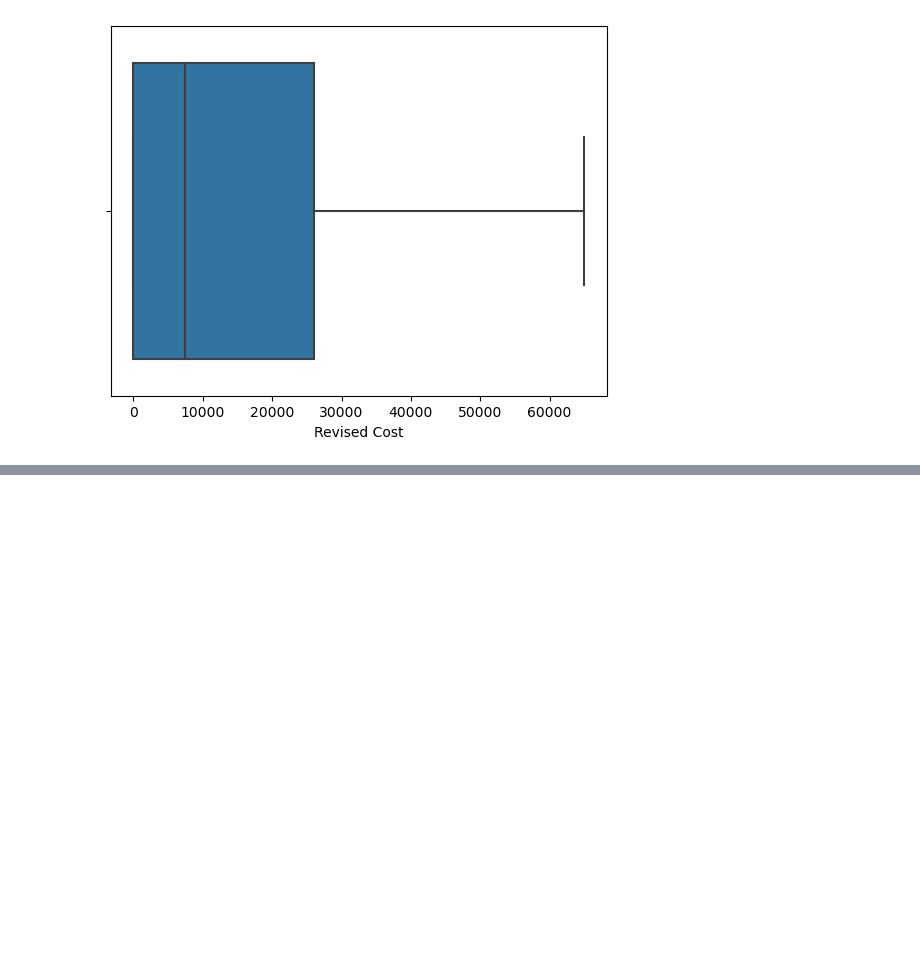
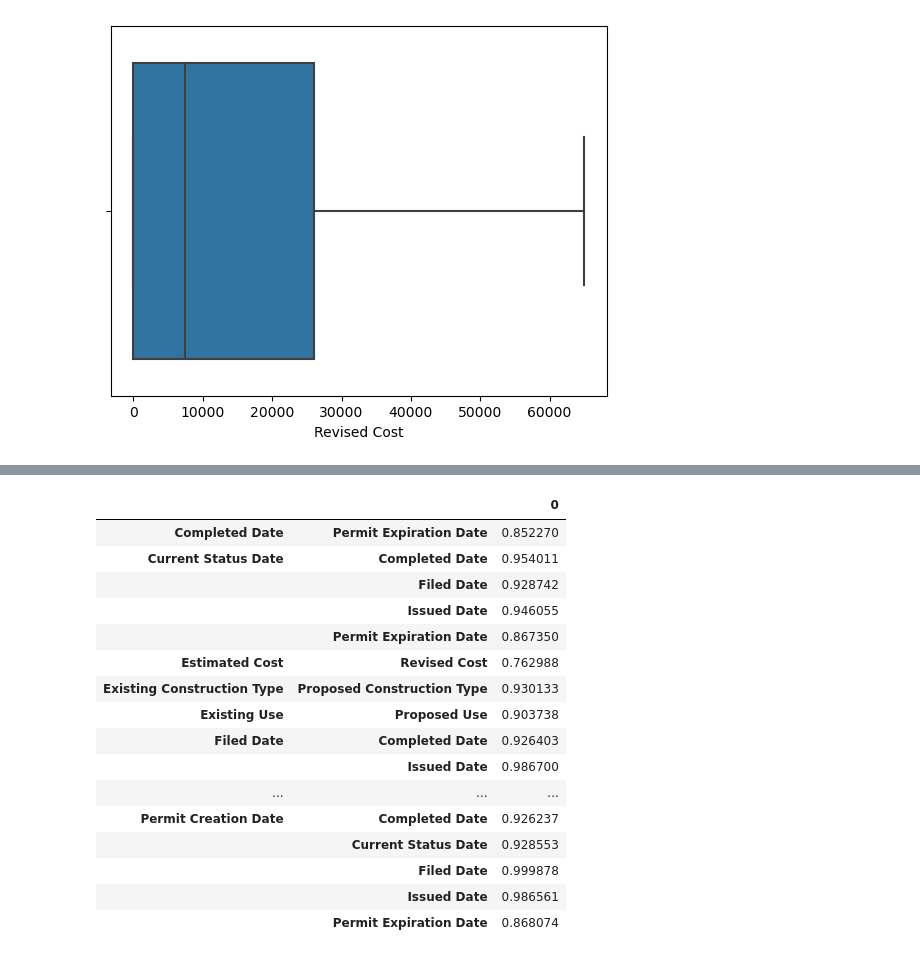
Before and after one commit to DrKangDongJo/BPA-NMH, a Jupyter notebook: OtherResources/DATA-ANALYSIS/BPA-NMH-DATA-ANAYSIS.ipynb, the cells around one changed output, grey strips where cells are left out. Saved outputs shown, nothing was run; the diff lists cells and outputs as text; code cells hidden in the pictures; blank space fills up the shorter version.

```diff
--- a/OtherResources/DATA-ANALYSIS/BPA-NMH-DATA-ANAYSIS.ipynb
+++ b/OtherResources/DATA-ANALYSIS/BPA-NMH-DATA-ANAYSIS.ipynb
@@ -297,0 +352,25 @@ ValueError: could not convert string to float: 'sign - erect'
+# %%
+corr = df_scaled.corr();
+corr_mask = corr.mask(np.triu(np.ones_like(corr, dtype=bool)))
+corr_unstacked = corr_mask.unstack().sort_values(ascending = False);
+corr_df = pd.DataFrame(corr_unstacked[abs(corr_unstacked)>.75]).sort_index()
+# %%
+corr_df
+# %% [output]
+|  |  | 0 |
+| Completed Date | Permit Expiration Date | 0.852270 |
+| Current Status Date | Completed Date | 0.954011 |
+|  | Filed Date | 0.928742 |
+|  | Issued Date | 0.946055 |
+|  | Permit Expiration Date | 0.867350 |
+| Estimated Cost | Revised Cost | 0.762988 |
+| Existing Construction Type | Proposed Construction Type | 0.930133 |
+| Existing Use | Proposed Use | 0.903738 |
+| Filed Date | Completed Date | 0.926403 |
+|  | Issued Date | 0.986700 |
+| ... | ... | ... |
+| Permit Creation Date | Completed Date | 0.926237 |
+|  | Current Status Date | 0.928553 |
+|  | Filed Date | 0.999878 |
+|  | Issued Date | 0.986561 |
+|  | Permit Expiration Date | 0.868074 |
```
Also changed, not shown: parts of 22 cells of this notebook, 2 other files.
